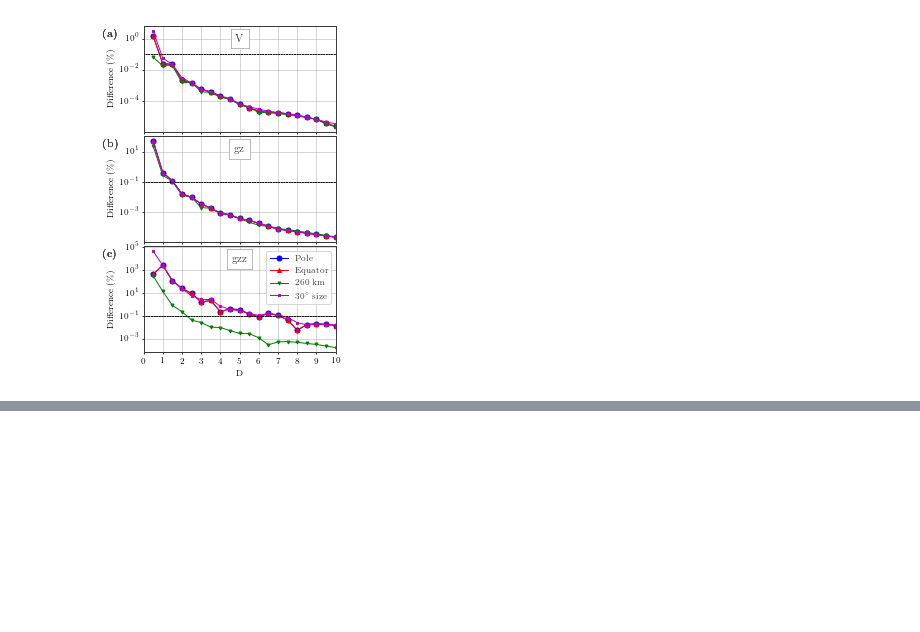
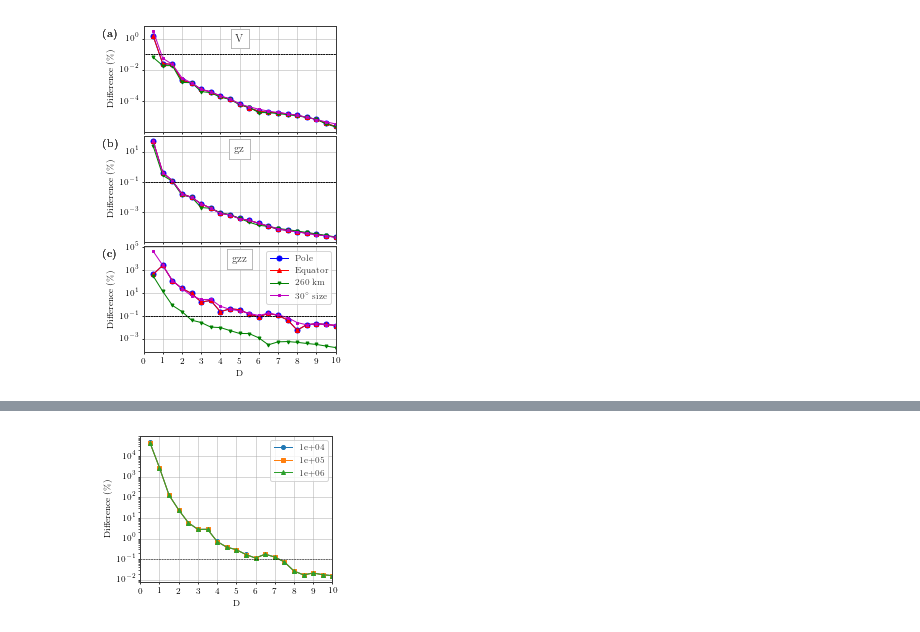
Before and after one commit to pinga-lab/tesseroid-variable-density, a Jupyter notebook: code/04_D-exp-ratio-determination.ipynb, the cells around one changed output, grey strips where cells are left out. Saved outputs shown, nothing was run; the diff lists cells and outputs as text; code cells hidden in the pictures; blank space fills up the shorter version.

Commit message:
Started writing D determination for exponential density with different power constants

```diff
--- a/code/04_D-exp-ratio-determination.ipynb
+++ b/code/04_D-exp-ratio-determination.ipynb
@@ -182,7 +182,7 @@ def density_exp_shifted(height):
 # %% [markdown]
 **Definition of spherical shell potential function**
 # %%
-def shell_exp_density_shifted(height, top, bottom, a, b):
+def shell_exp_density_shifted(height, top, bottom, a, b, deltah):
     r = height + MEAN_EARTH_RADIUS
     r1 = bottom + MEAN_EARTH_RADIUS
     r2 = top + MEAN_EARTH_RADIUS
@@ -220,7 +220,7 @@ D_values = np.arange(0.5, 10.5, 0.5)
 for field in fields:
     for grid in grids.keys():
         lons, lats, heights = grids[grid]
-        analytical = shell_exp_density_shifted(heights[0], top, bottom, a, b)
+        analytical = shell_exp_density_shifted(heights[0], top, bottom, a, b, deltah)
         diffs = []
         for D in D_values:
             result = getattr(tesseroid, field)(lons, lats, heights, model, ratio=D)
@@ -280,0 +287,3 @@ plt.show()
+# %%
+top, bottom = 0, -1000
+model = TesseroidMesh((0, 360, -90, 90, top, bottom), (1, 6, 12))
@@ -280,0 +292,3 @@ plt.show()
+# %%
+shape = (10, 10)
+lons, lats, heights = gridder.regular((60, 90, 0, 30), shape, z=2e3)
@@ -280,0 +346,29 @@ plt.show()
+# %%
+b_values = [1e4, 1e5, 1e6]
+markers = ["o", "s", "^", "v", "D"]
+field = 'gzz'
+
+fig, ax = plt.subplots()
+fig.set_size_inches((3.33, 2.5))
+for b, m in zip(b_values, markers):
+    diffs = np.load('../data/Dexp-vs-power/' + field + '-' +
+                    '{:.0e}'.format(b) + '-differences.npz')
+    D_values, diff = diffs['D_values'], diffs['diffs']
+    ax.plot(D_values, diff, '-', marker=m,
+            label='{:.0e}'.format(b))
+
+ax.plot([0, 10], [1e-1, 1e-1], '--', color='k', linewidth=0.5)
+ax.set_yscale('log')
+ax.set_yticks(ax.get_yticks()[2:-2])
+ax.set_ylabel('Difference (\%)')
+ax.grid(True, linewidth=0.5, color='#aeaeae')
+ax.set_axisbelow(True)
+ax.set_xlabel(r"D")
+ax.set_xlim(0, 10)
+ax.set_xticks(np.arange(0, 11, 1))
+plt.legend()
+plt.tight_layout(pad=0.3, h_pad=0, w_pad=0)
+plt.savefig('../figs/Dexp-vs-power-differences.svg')
+plt.show()
+# %% [output]
+[figure, added]
```
Also changed, not shown: parts of 6 cells of this notebook, 4 other files.
